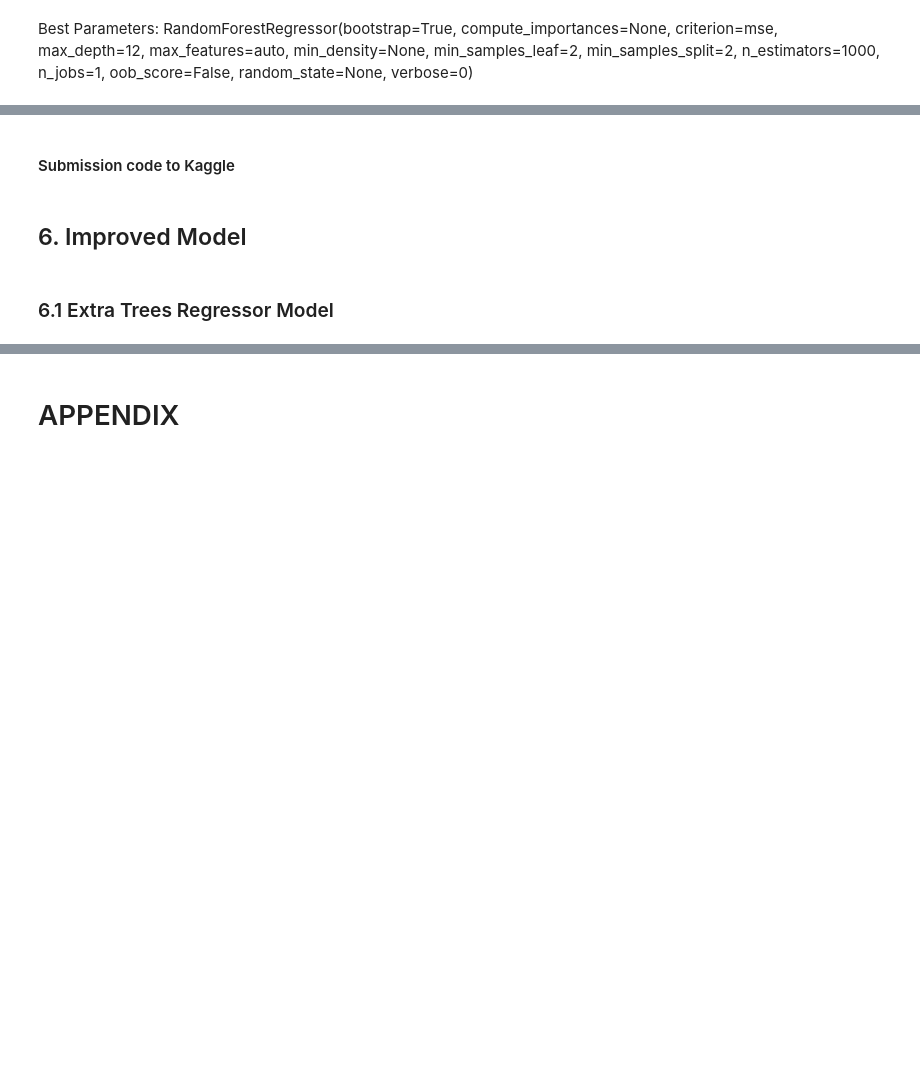
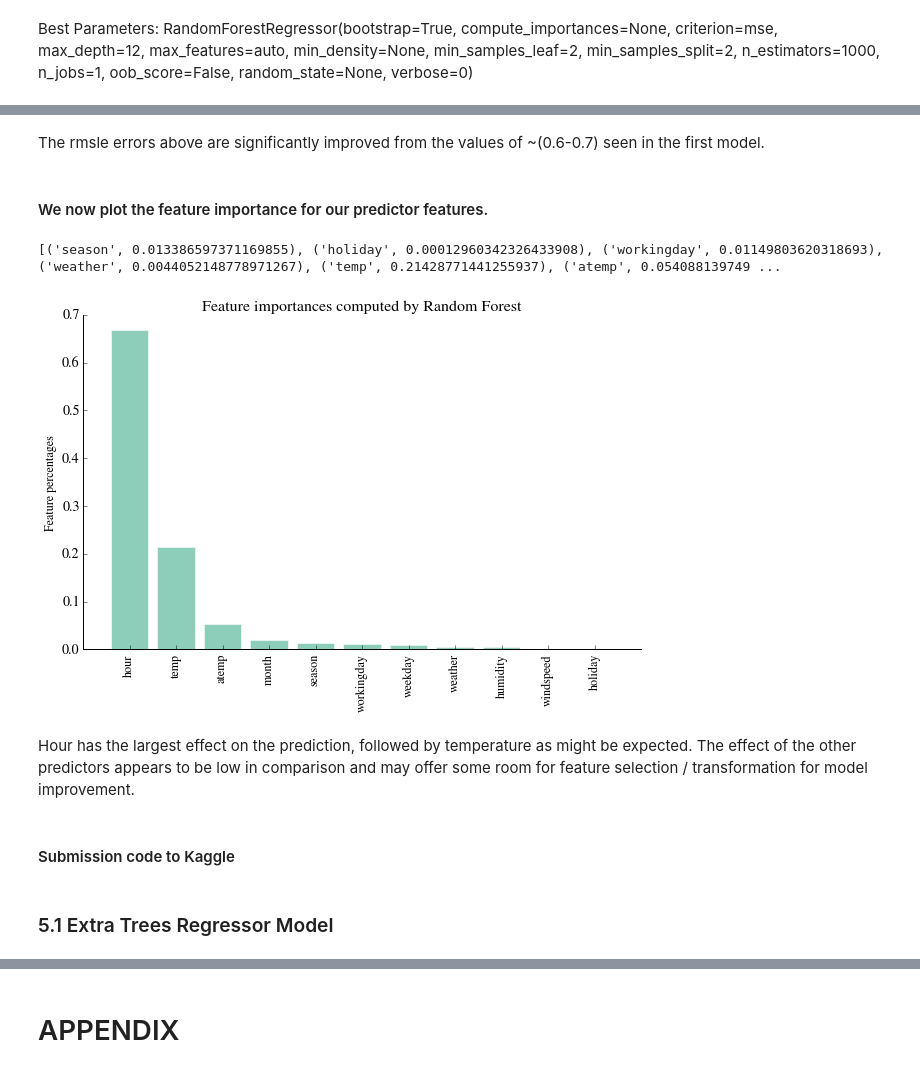
Before and after one commit to fraser-campbell/Machine-Learning-Projects, a Jupyter notebook: Bike Sharing/Bike Sharing.ipynb, the cells around one changed output, grey strips where cells are left out. Cells and saved outputs as stored; diff of their text form; code cells hidden in the pictures; blank space fills up the shorter version.

```diff
--- a/Bike Sharing/Bike Sharing.ipynb
+++ b/Bike Sharing/Bike Sharing.ipynb
@@ -705,0 +672,4 @@ ImportError: [joblib] Attempting to do parallel computingwithout protecting your
+# %%
+# Model Running with optimum parameters on entire training set
+rf_op = RandomForestRegressor(n_jobs=1, n_estimators=1000, min_samples_leaf=2, min_samples_split=2, max_features = 'auto', oob_score=True)
+rf_op.fit(x_data, y_data)
@@ -720,13 +705,22 @@ print "Test accuracy: %0.2f%%" % (100*rf_op.score(xtest, ytest)) + "\n"
+# %% [markdown]
+The rmsle errors above are significantly improved from the values of ~(0.6-0.7) seen in the first model.
+# %% [markdown]
+#### We now plot the feature importance for our predictor features.
 # %%
 numfeat = len(features)
-indices = np.argsort(clf.feature_importances_)[::-1][:numfeat]
-plt.bar(xrange(numfeat), clf.feature_importances_[indices], align='center', alpha=.5)
+indices = np.argsort(rf_op.feature_importances_)[::-1][:numfeat]
+plt.bar(xrange(numfeat), rf_op.feature_importances_[indices], align='center', alpha=.5)
 plt.xticks(xrange(numfeat), features[indices], rotation='vertical', fontsize=12)
 plt.xlim([-1, numfeat])
 plt.ylabel('Feature percentages', fontsize=12)
 plt.title('Feature importances computed by Random Forest', fontsize=16)
 remove_border()
-print zip(features, clf.feature_importances_)
+print zip(features, rf_op.feature_importances_)
+# %% [output]
+[('season', 0.013386597371169855), ('holiday', 0.00012960342326433908), ('workingday', 0.01149803620318693), ('weather', 0.0044052148778971267), ('temp', 0.21428771441255937), ('atemp', 0.054088139749 ...
+[figure, added]
+# %% [markdown]
+Hour has the largest effect on the prediction, followed by temperature as might be expected. The effect of the other predictors appears to be low in comparison and may offer some room for feature selection / transformation for model improvement.
 # %% [markdown]
 #### Submission code to Kaggle
 # %%
@@ -737,6 +730,4 @@ print zip(features, clf.feature_importances_)
 # dfForest[1:100]
 # pd.DataFrame.to_csv(dfForest, 'submission_forest.csv', index = False)
-# %% [markdown]
-## 6. Improved Model
 # %% [markdown]
-### 6.1 Extra Trees Regressor Model
+### 5.1 Extra Trees Regressor Model
```
Also changed, not shown: parts of 90 cells of this notebook.
